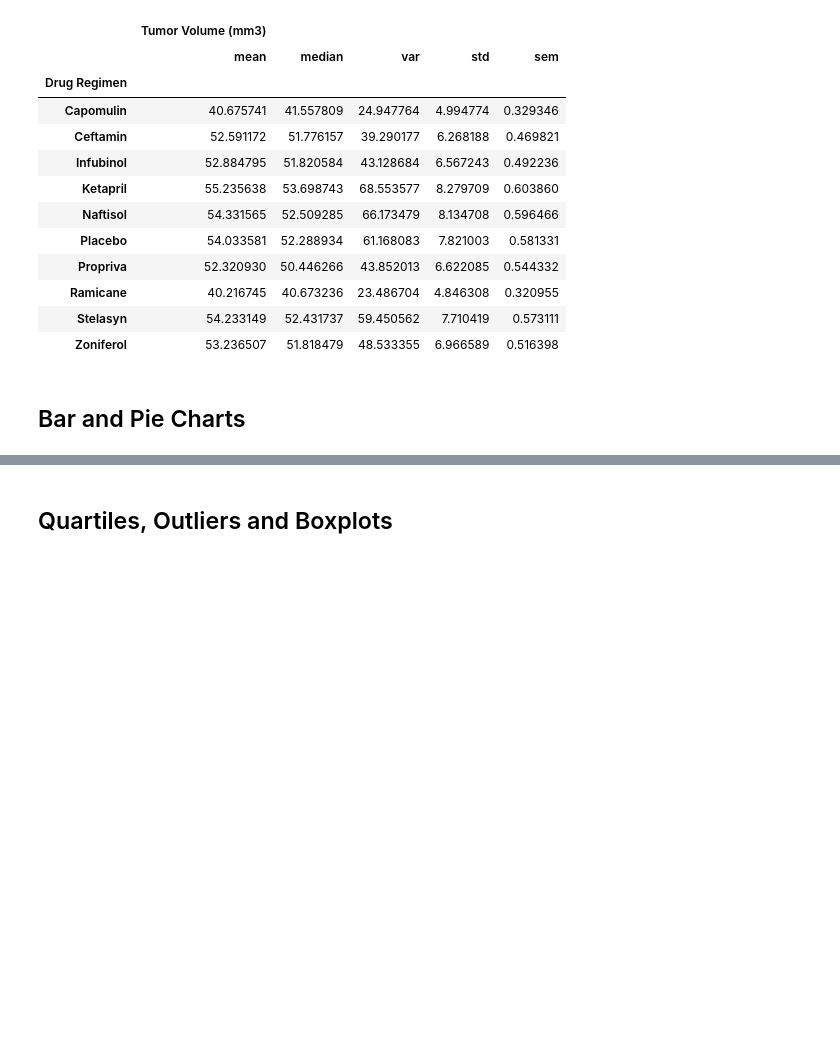
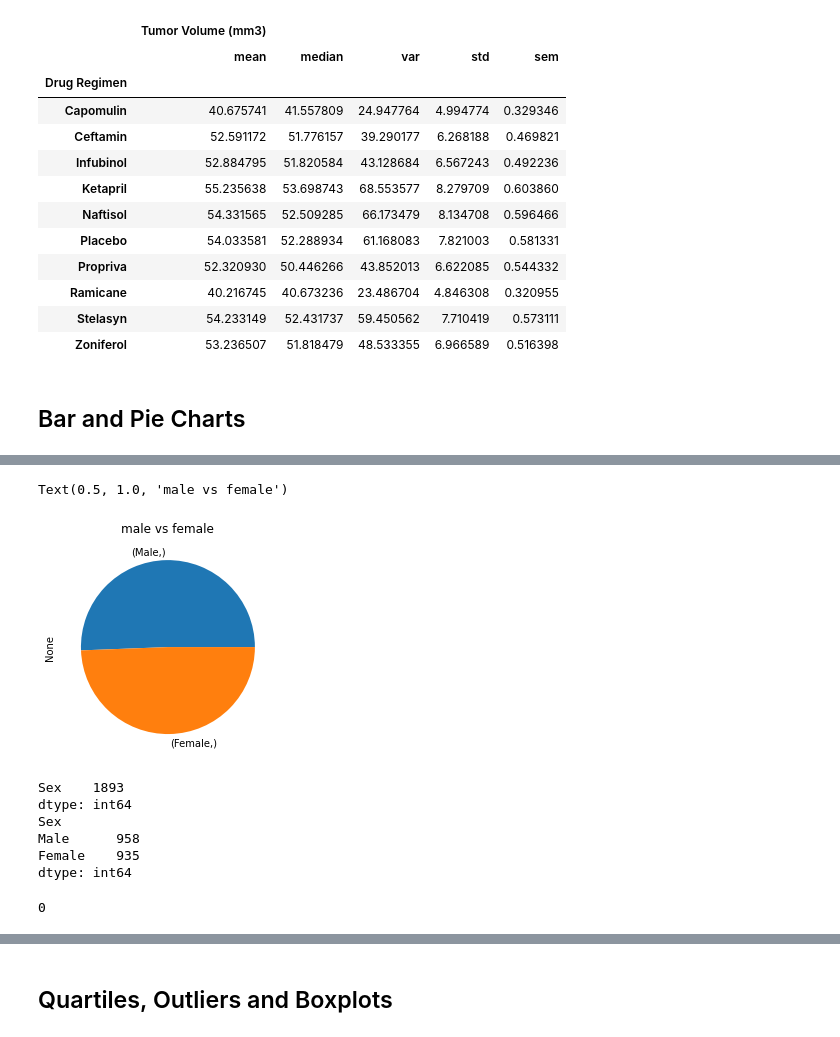
Before and after one commit to justinlpottsco/matplotlib-challenge, a Jupyter notebook: pymaceuticals_starter.ipynb, the cells around one changed output, grey strips where cells are left out. Cells and saved outputs as stored; diff of their text form; code cells hidden in the pictures; blank space fills up the shorter version.

```diff
--- a/pymaceuticals_starter.ipynb
+++ b/pymaceuticals_starter.ipynb
@@ -154,4 +163,26 @@ NameError: name 'groupby' is not defined
 # %%
 # Generate a pie plot showing the distribution of female versus male mice using pandas
+Mouse_ID_Column = pd.DataFrame(combinedata["Sex"]).value_counts()
+
+Mouse_ID_Column.plot(kind = "pie", subplots = True)
+
+plt.title("male vs female")
+# %% [output]
+Text(0.5, 1.0, 'male vs female')
+[figure, added]
+# %%
+print(pd.DataFrame(combinedata["Sex"]).count())
+print(pd.DataFrame(combinedata["Sex"]).value_counts())
+# %% [output]
+Sex    1893
+dtype: int64
+Sex
+Male      958
+Female    935
+dtype: int64
+# %%
+combinedata["Sex"].isna().sum()
+# %% [output]
+0
 # %%
 # Generate a pie plot showing the distribution of female versus male mice using pyplot
```
Also changed, not shown: parts of 4 cells of this notebook.
